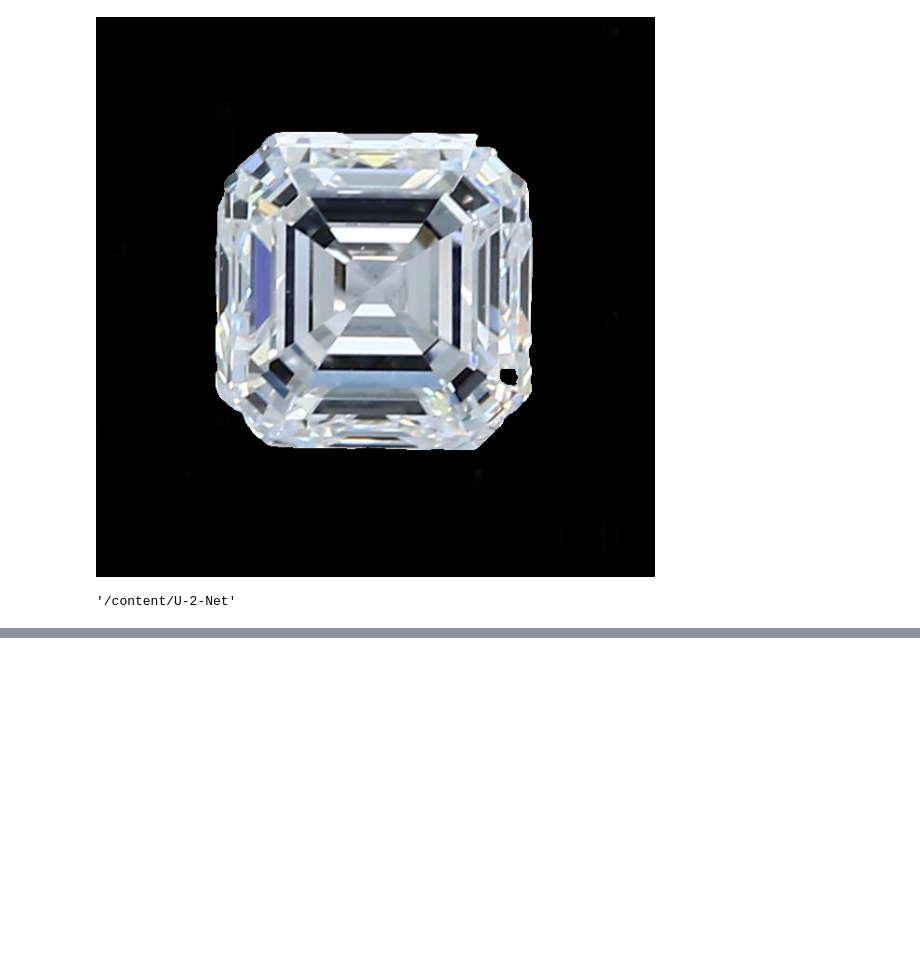
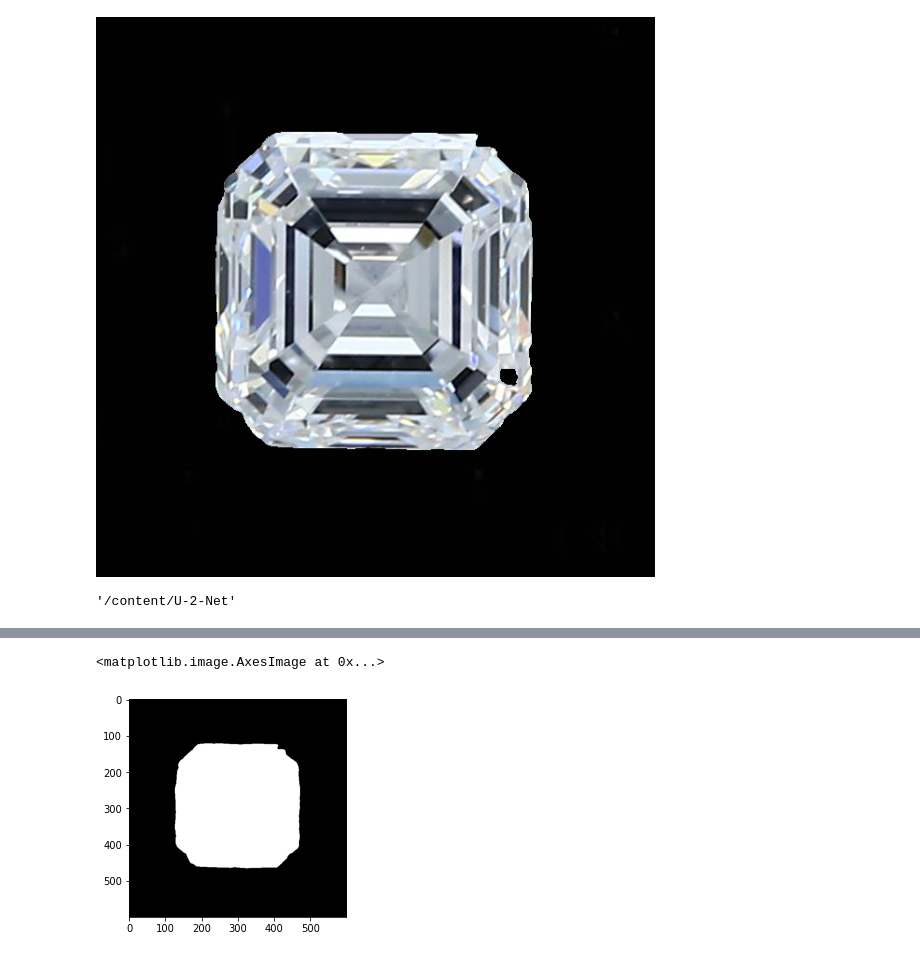
Before and after one commit to spying-on-spyers/DeadLocks, a Jupyter notebook: final_hackathon.ipynb, the cells around one changed output, grey strips where cells are left out. Saved outputs shown, nothing was run; the diff lists cells and outputs as text; code cells hidden in the pictures; blank space fills up the shorter version.

```diff
--- a/final_hackathon.ipynb
+++ b/final_hackathon.ipynb
@@ -189,0 +268,11 @@ output_chbg_scaled.save('./results/'+name+'_background_changed.png')
+# %%
+# define the cutoff threshold below which, background will be removed.
+THRESHOLD = 0.9
+
+# refine the output
+out_img[out_img > THRESHOLD] = 1
+out_img[out_img <= THRESHOLD] = 0
+plt.imshow(out_img)
+# %% [output]
+<matplotlib.image.AxesImage at 0x...>
+[figure, added]
```
Also changed, not shown: parts of 19 cells of this notebook.
